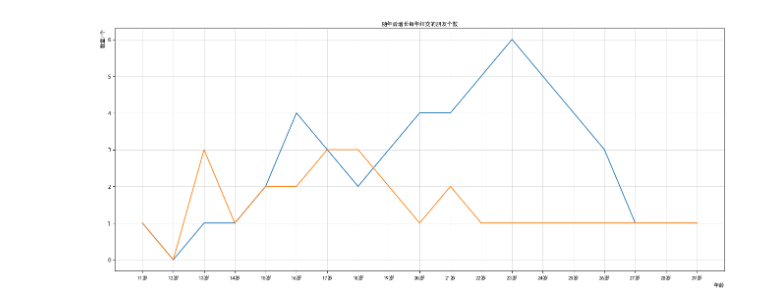
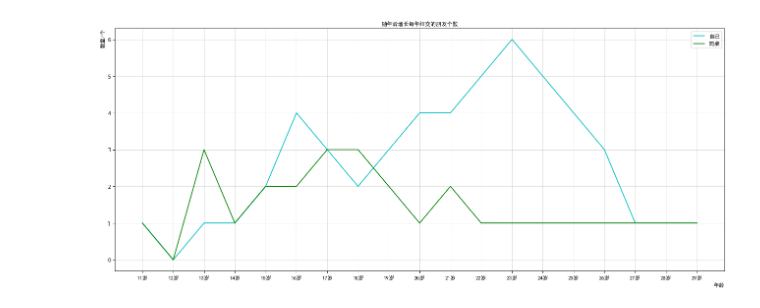
Before and after one commit to V-Alon/Python-LEarning-Record, a Jupyter notebook: day68/折线图02.ipynb, the cells around one changed output. Drawn from its saved outputs; the diff is of its cells as text; code cells hidden in the pictures.

```diff
--- a/day68/折线图02.ipynb
+++ b/day68/折线图02.ipynb
@@ -1,31 +1,38 @@
 # %%
 from matplotlib import pyplot as plt
 from matplotlib import font_manager as fm
 
 font_path = r"C:\Windows\Fonts\simhei.ttf"  # SimHei 字体路径
 my_font = fm.FontProperties(fname=font_path)
 
 
 y1=[1,0,1,1,2,4,3,2,3,4,4,5,6,5,4,3,1,1,1]
 y2=[1,0,3,1,2,2,3,3,2,1,2,1,1,1,1,1,1,1,1]
 x=range(11,30)
 
+
 plt.figure(figsize=(20,8),dpi=80)
 
-plt.plot(x,y1)
-plt.plot(x,y2)
+
+plt.plot(x,y1,label='自己',color='c')
+plt.plot(x,y2,label='同桌',color='green')
+
 
 _xtcik_labels=['{}岁'.format(i) for i in x]
 plt.xticks(x,_xtcik_labels,fontproperties=my_font)
+
 
 #添加描述信息
 plt.xlabel('年龄',loc='right',fontproperties=my_font)
 plt.ylabel('数量/个',loc='top',fontproperties=my_font)
 plt.title('随年龄增长每年结交的朋友个数',fontproperties=my_font)
 
+
 #绘制网格
 plt.grid(alpha=0.4)
 
+plt.legend(prop=my_font)
+
 plt.show()
 # %% [output]
-[figure, old version]
+[figure, new version]
```
Also changed, not shown: 1 other file.
